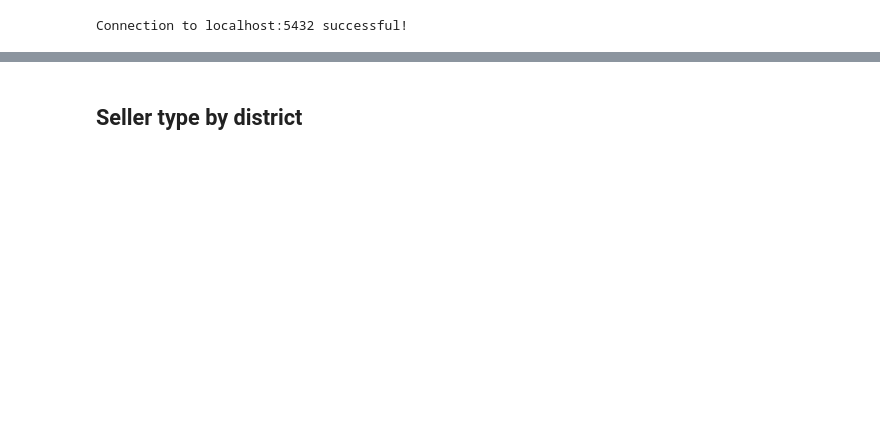
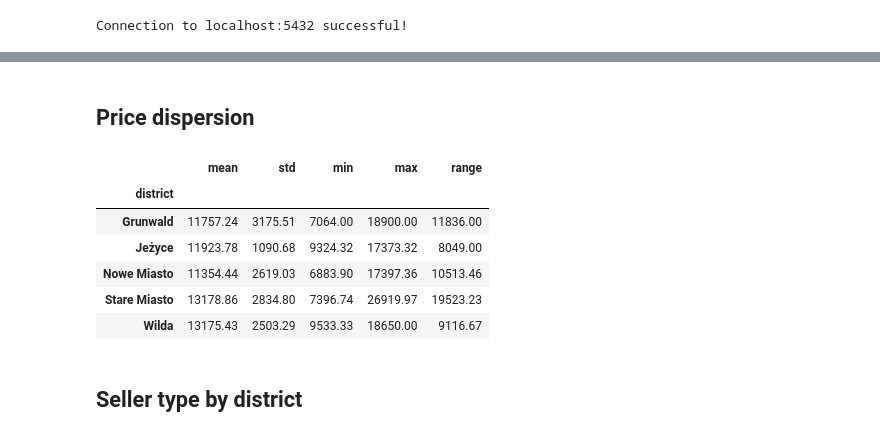
Before and after one commit to natcge/otodom_project, a Jupyter notebook: analyze.ipynb, the cells around one changed output, grey strips where cells are left out. Drawn from its saved outputs; the diff is of its cells as text; code cells hidden in the pictures; blank space fills up the shorter version.

```diff
--- a/analyze.ipynb
+++ b/analyze.ipynb
@@ -118,3 +171,19 @@ District level analysis show:
+# %% [markdown]
+## Price dispersion
+# %%
+#Price dispersion
+district_spread = df_clean.groupby('district')['price_per_sqm'].agg(['mean', 'std', 'min', 'max'])
+district_spread['range'] = district_spread['max'] - district_spread['min']
+district_spread = district_spread.round(2)
+district_spread
+# %% [output]
+|  | mean | std | min | max | range |
+| district |  |  |  |  |  |
+| Grunwald | 11757.24 | 3175.51 | 7064.00 | 18900.00 | 11836.00 |
+| Jeżyce | 11923.78 | 1090.68 | 9324.32 | 17373.32 | 8049.00 |
+| Nowe Miasto | 11354.44 | 2619.03 | 6883.90 | 17397.36 | 10513.46 |
+| Stare Miasto | 13178.86 | 2834.80 | 7396.74 | 26919.97 | 19523.23 |
+| Wilda | 13175.43 | 2503.29 | 9533.33 | 18650.00 | 9116.67 |
 # %% [markdown]
 ## Seller type by district
 # %%
```
Also changed, not shown: parts of 21 cells of this notebook, 1 other file.
